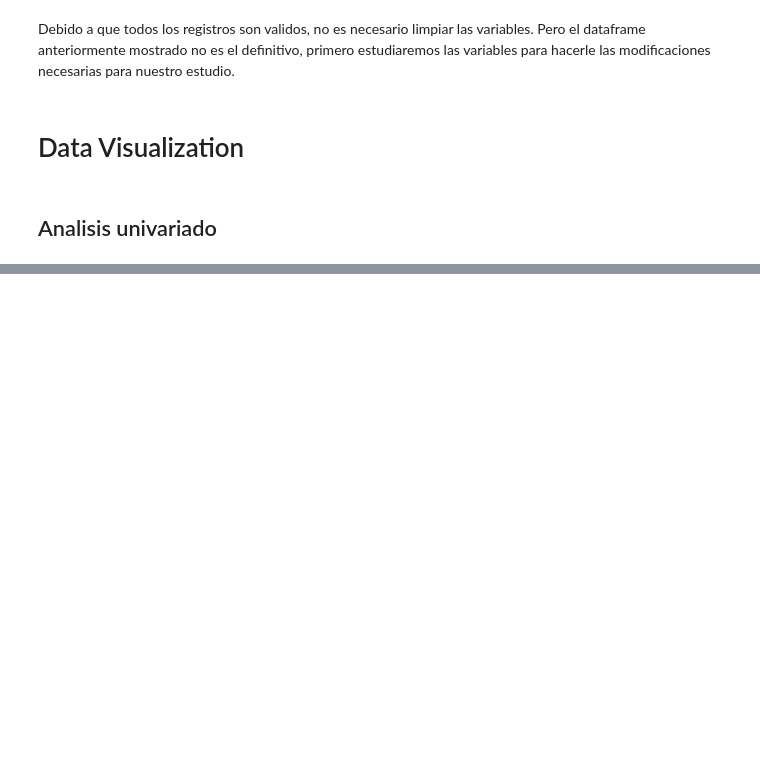
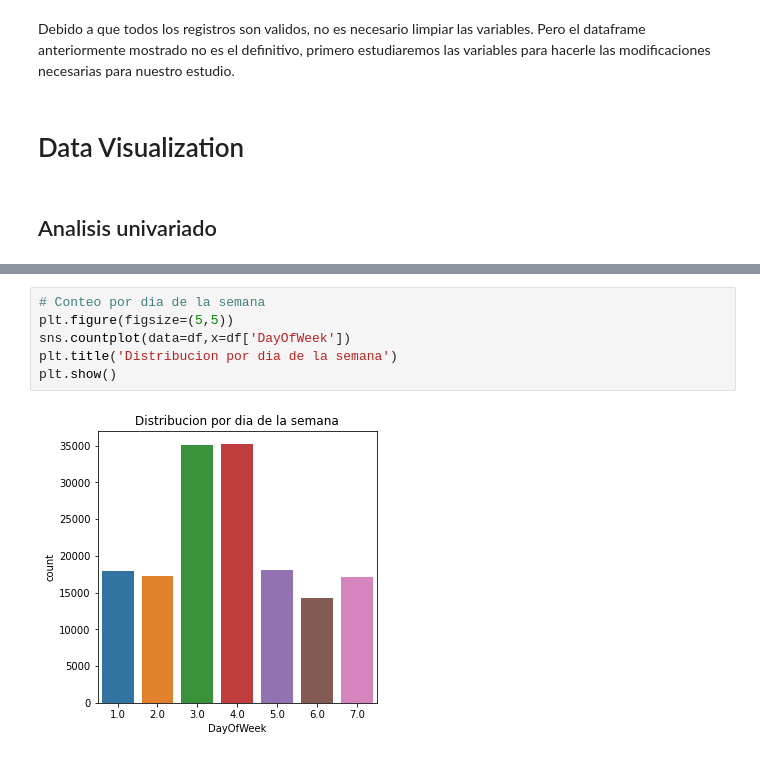
Before and after one commit to nick1287/Airlines, a Jupyter notebook: Airlines+Proyecto_Final.ipynb, the cells around one changed output, grey strips where cells are left out. Drawn from its saved outputs; the diff is of its cells as text; blank space fills up the shorter version.

```diff
--- a/Airlines+Proyecto_Final.ipynb
+++ b/Airlines+Proyecto_Final.ipynb
@@ -73,0 +123,8 @@ df.describe().T
+# %%
+# Conteo por dia de la semana
+plt.figure(figsize=(5,5))
+sns.countplot(data=df,x=df['DayOfWeek'])
+plt.title('Distribucion por dia de la semana')
+plt.show()
+# %% [output]
+[figure, added]
```
Also changed, not shown: parts of 41 cells of this notebook.
